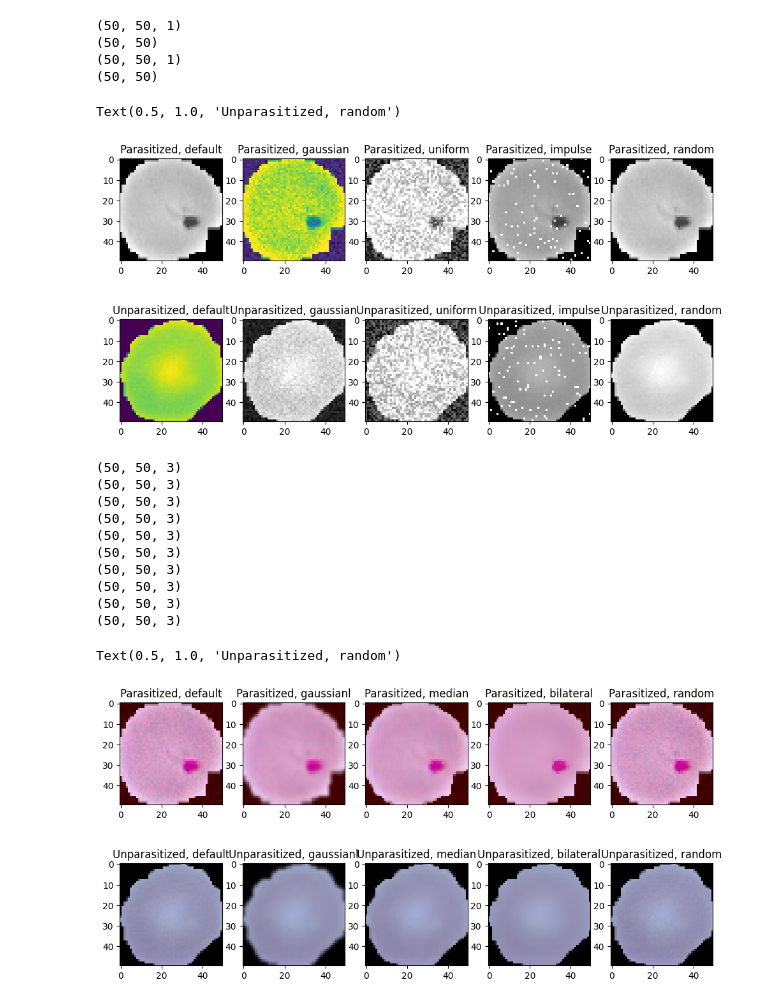
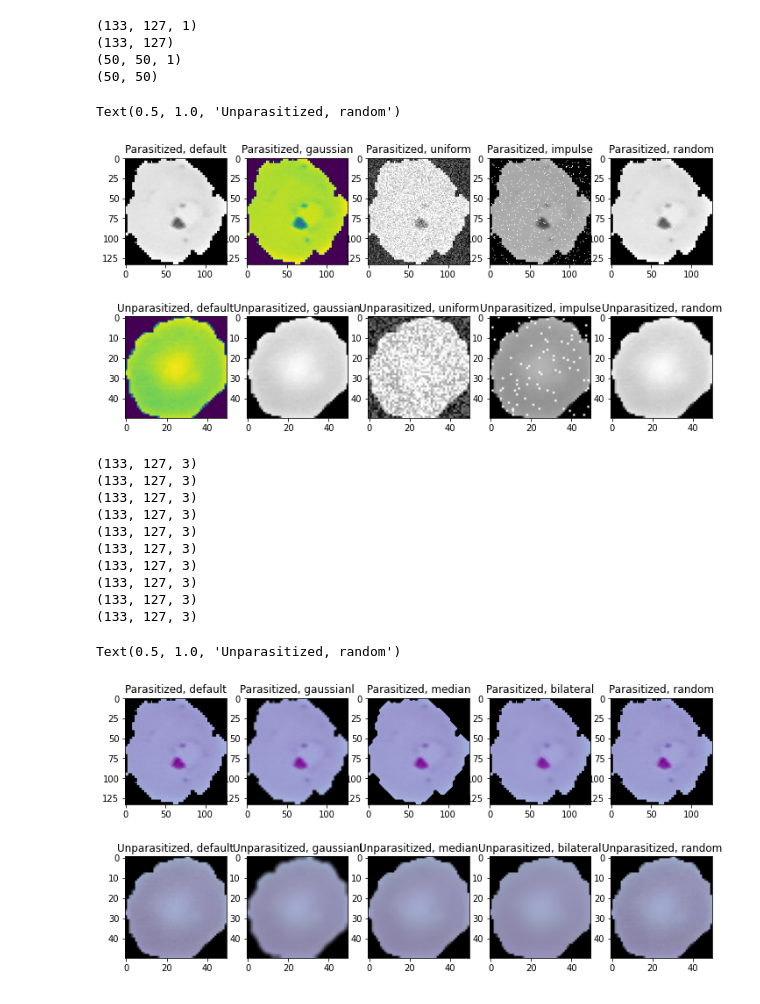
Before and after one commit to madhava20217/Malaria-Detection-from-Cells, a Jupyter notebook: Modules/image_transformations.ipynb, the cells around one changed output. Saved outputs shown, nothing was run; the diff lists cells and outputs as text; code cells hidden in the pictures.

Commit message:
image visualisations

```diff
--- a/Modules/image_transformations.ipynb
+++ b/Modules/image_transformations.ipynb
@@ -248,5 +248,5 @@ axes[1].imshow(tr.shear_transformation(image_p, -30))
 # %%
-add_noise = ['default','gaussian','uniform' ,'impulse', 'ur mum']
+add_noise = ['default','gaussian','uniform' ,'impulse', 'test']
 
 image_p = cv2.imread('parasitized1.png', 0)
 image_up = cv2.imread('uninfected1.png', 0)
@@ -277,14 +277,14 @@ axes[1][3].set_title("Unparasitized, impulse")
 axes[1][4].imshow(tr.adding_noise(image_up, add_noise[4]), cmap = 'gray')
 axes[1][4].set_title("Unparasitized, random")
 # %% [output]
+(133, 127, 1)
+(133, 127)
 (50, 50, 1)
 (50, 50)
-(50, 50, 1)
-(50, 50)
 Text(0.5, 1.0, 'Unparasitized, random')
-[figure, old version]
+[figure, new version]
 # %%
-rem_noise = ['default','gaussian', 'median' ,'bilateral', 'ur mum']
+rem_noise = ['default','gaussian', 'median' ,'bilateral', 'test']
 
 
 image_p = cv2.imread('parasitized1.png', -1)
@@ -301,44 +301,44 @@ axes[0][1].set_title('Parasitized, gaussianl')
 axes[0][2].imshow(tr.removing_noise(tr.adding_noise(image_p, add_noise[1]), rem_noise[2]))
 axes[0][2].set_title('Parasitized, median')
 axes[0][3].imshow(tr.removing_noise(tr.adding_noise(image_p, add_noise[1]), rem_noise[3]))
 axes[0][3].set_title("Parasitized, bilateral")
 axes[0][4].imshow(tr.removing_noise(tr.adding_noise(image_p, add_noise[1]), rem_noise[4]))
 axes[0][4].set_title("Parasitized, random")
 
 axes[1][0].imshow(image_up)
 axes[1][0].set_title('Unparasitized, default')
 axes[1][1].imshow(tr.removing_noise(image_up, rem_noise[1]))
 axes[1][1].set_title('Unparasitized, gaussianl')
 axes[1][2].imshow(tr.removing_noise(image_up, rem_noise[2]))
 axes[1][2].set_title('Unparasitized, median')
 axes[1][3].imshow(tr.removing_noise(image_up, rem_noise[3]))
 axes[1][3].set_title("Unparasitized, bilateral")
 axes[1][4].imshow(tr.removing_noise(image_up, rem_noise[4]))
 axes[1][4].set_title("Unparasitized, random")
 
 # axes[1][0].imshow(image_up)
 # axes[1][0].set_title("Unparasitized, default")
 # axes[1][1].imshow(cv2.cvtColor(image_up, cv2.COLOR_RGB2GRAY), cmap = 'gray')
 # axes[1][1].set_title('Unparasitized, gaussian')
 # axes[1][2].imshow(rgb_image_up)
 # axes[1][2].set_title("Unparasitized, bilateral")
 # axes[1][3].imshow(cv2.cvtColor(rgb_image_up, cv2.COLOR_RGB2GRAY), cmap = 'gray')
 # axes[1][3].set_title("Unparasitized, median")
 # axes[1][4].imshow(cv2.cvtColor(rgb_image_p, cv2.COLOR_RGB2GRAY), cmap = 'gray')
 # axes[1][4].set_title("Parasitized, random")
 # %% [output]
-(50, 50, 3)
-(50, 50, 3)
-(50, 50, 3)
-(50, 50, 3)
-(50, 50, 3)
-(50, 50, 3)
-(50, 50, 3)
-(50, 50, 3)
-(50, 50, 3)
-(50, 50, 3)
+(133, 127, 3)
+(133, 127, 3)
+(133, 127, 3)
+(133, 127, 3)
+(133, 127, 3)
+(133, 127, 3)
+(133, 127, 3)
+(133, 127, 3)
+(133, 127, 3)
+(133, 127, 3)
 Text(0.5, 1.0, 'Unparasitized, random')
-[figure, old version]
+[figure, new version]
 # %%
 image_p = cv2.imread('parasitized1.png', -1)
 image_up = cv2.imread('uninfected1.png', -1)
```
Also changed, not shown: parts of 7 cells of this notebook, 16 other files.
